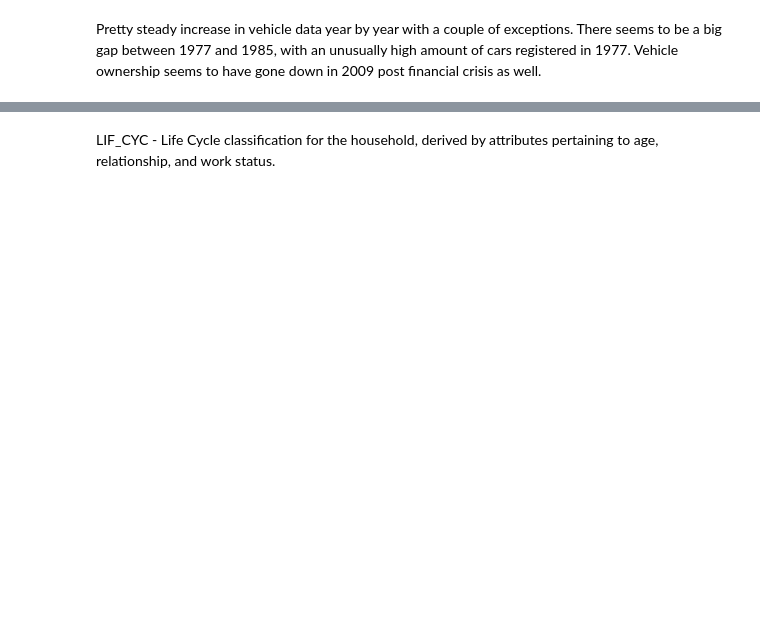
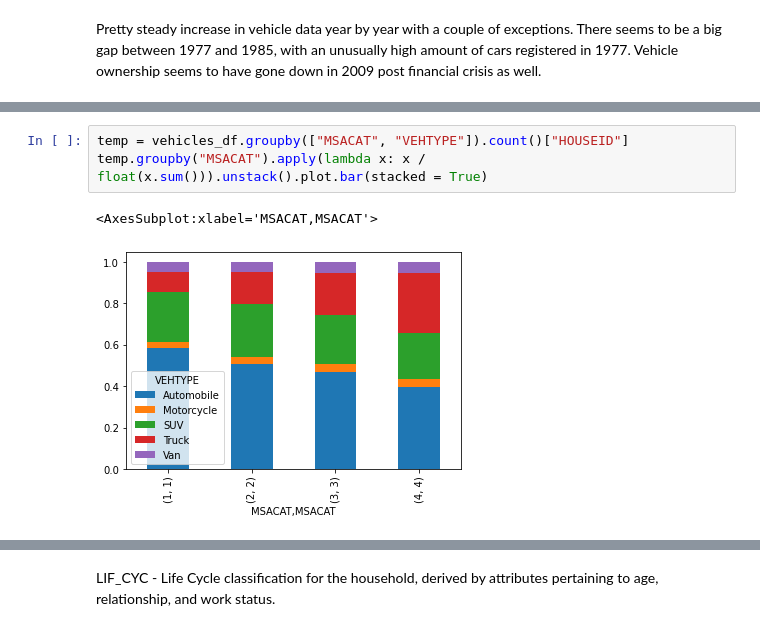
Before and after one commit to ryansliao/DSC-Capstone, a Jupyter notebook: Ryan NHTS EDA.ipynb, the cells around one changed output, grey strips where cells are left out. Cells and saved outputs as stored; diff of their text form; blank space fills up the shorter version.

```diff
--- a/Ryan NHTS EDA.ipynb
+++ b/Ryan NHTS EDA.ipynb
@@ -78,0 +54,6 @@ sns.catplot(data=vehicles[vehicles['VEHTYPE'].isin(veh_types)], kind='count', x=
+# %%
+temp = vehicles_df.groupby(["MSACAT", "VEHTYPE"]).count()["HOUSEID"]
+temp.groupby("MSACAT").apply(lambda x: x / float(x.sum())).unstack().plot.bar(stacked = True)
+# %% [output]
+<AxesSubplot:xlabel='MSACAT,MSACAT'>
+[figure, added]
```
Also changed, not shown: parts of 33 cells of this notebook, 6 other files.
